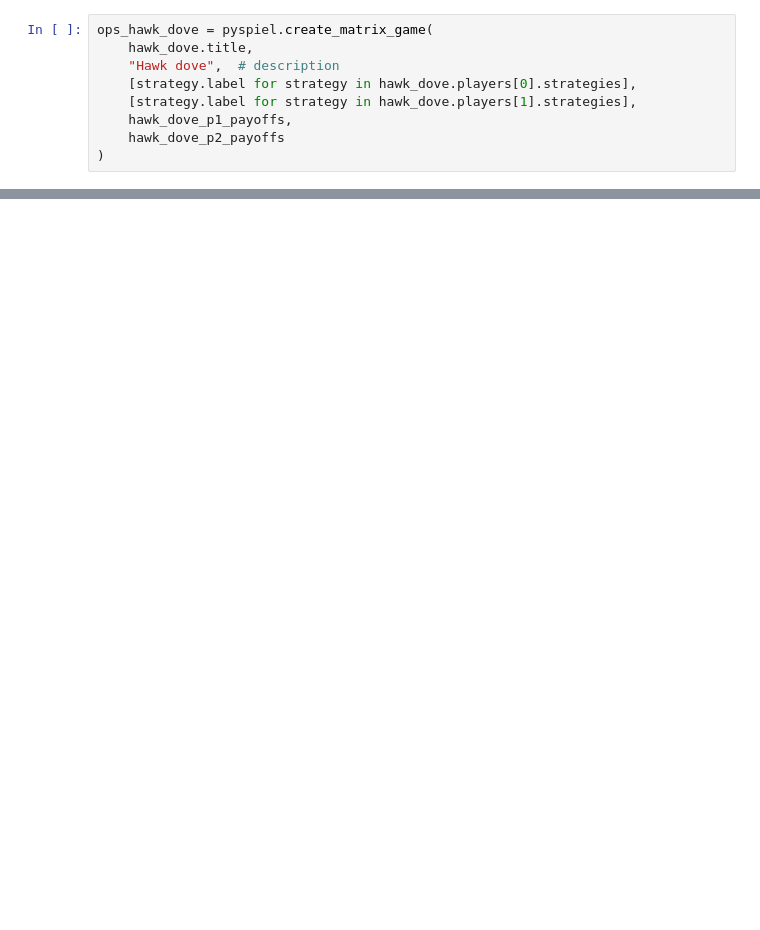
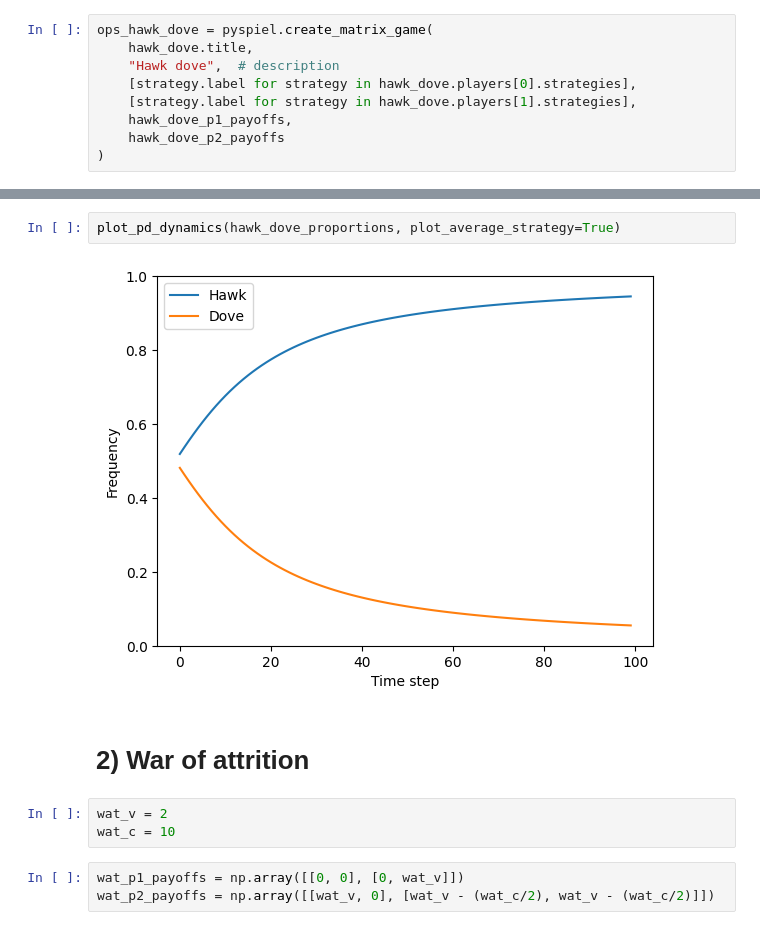
Before and after one commit to edwardchalstrey1/fosdem_gambit, a Jupyter notebook: Evolutionary-GT.ipynb, the cells around one changed output, grey strips where cells are left out. Cells and saved outputs as stored; diff of their text form; blank space fills up the shorter version.

```diff
--- a/Evolutionary-GT.ipynb
+++ b/Evolutionary-GT.ipynb
@@ -76,0 +89,12 @@ plot_pd_dynamics(hawk_dove_proportions)
+# %%
+plot_pd_dynamics(hawk_dove_proportions, plot_average_strategy=True)
+# %% [output]
+[figure, added]
+# %% [markdown]
+# 2) War of attrition
+# %%
+wat_v = 2
+wat_c = 10
+# %%
+wat_p1_payoffs = np.array([[0, 0], [0, wat_v]])
+wat_p2_payoffs = np.array([[wat_v, 0], [wat_v - (wat_c/2), wat_v - (wat_c/2)]])
```
Also changed, not shown: parts of 14 cells of this notebook.
